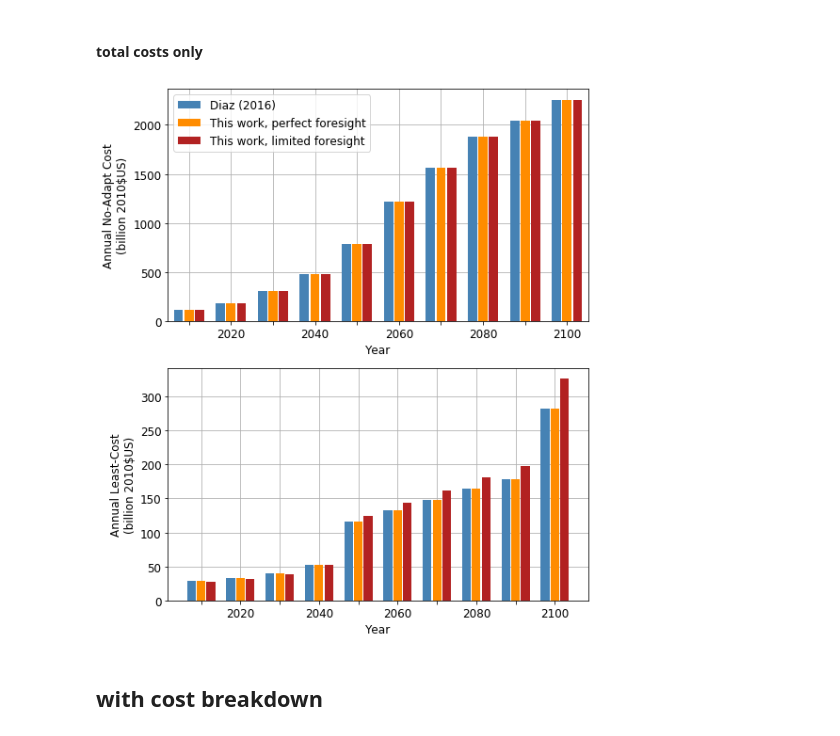
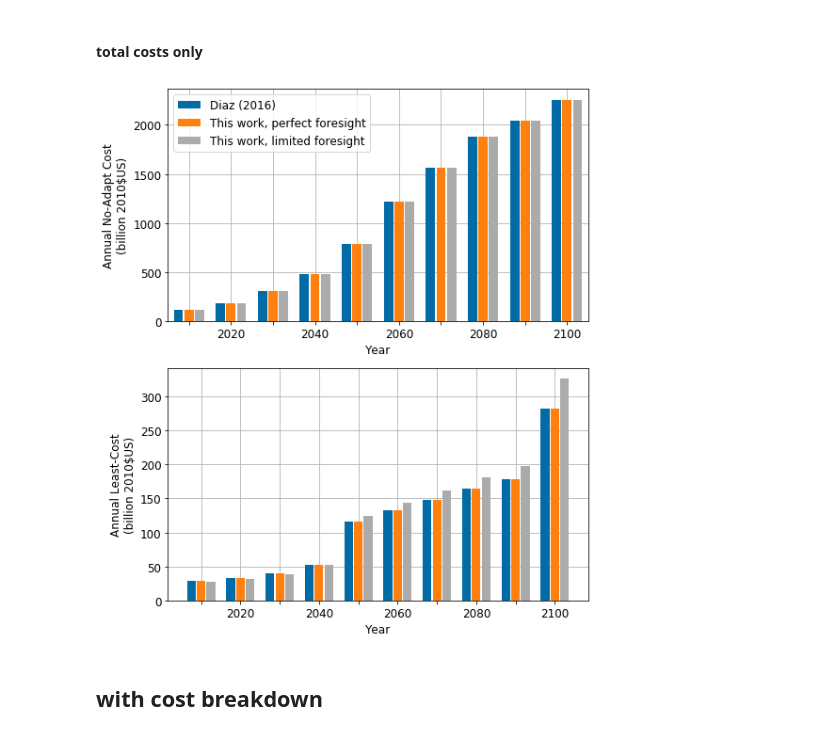
Before and after one commit to raddleverse/CIAM_uncertainty_propagation, a Jupyter notebook: work_baseline_comparisons/plotsAndAnalysis_baselineComparisons.ipynb, the cells around one changed output. Drawn from its saved outputs; the diff is of its cells as text; code cells hidden in the pictures.

```diff
--- a/work_baseline_comparisons/plotsAndAnalysis_baselineComparisons.ipynb
+++ b/work_baseline_comparisons/plotsAndAnalysis_baselineComparisons.ipynb
@@ -8,3 +10,5 @@ import matplotlib.pyplot as plt
+# %%
+plt.style.use('tableau-colorblind10')
 # %% [markdown]
 Set `projdir` on your system, then everything else is defined relative to that. `pwd` will just give the directory that this Jupyter notebook is housed in.
 # %%
@@ -526,26 +530,26 @@ ax[1].set_xlabel("Year", fontsize=12); ax[1].set_ylabel("Annual Least-Cost\n(bil
 # %%
 sep = 2.5
 wid = 2.2
 
 fig,ax = plt.subplots(nrows=2, ncols=1, figsize=(8,10))
-ax[0].bar(x=dfDiaz.time-sep, height=dfDiaz.NoAdapt, width=wid, color="steelblue", label="Diaz (2016)")
-ax[0].bar(x=dfNew0.year, height=dfNew0.NoAdapt, width=wid, color="darkorange", label="This work, perfect foresight")
-ax[0].bar(x=dfNew1.year+sep, height=dfNew1.NoAdapt, width=wid, color="firebrick", label="This work, limited foresight")
+ax[0].bar(x=dfDiaz.time-sep, height=dfDiaz.NoAdapt, width=wid, color="C0", label="Diaz (2016)")
+ax[0].bar(x=dfNew0.year, height=dfNew0.NoAdapt, width=wid, color="C1", label="This work, perfect foresight")
+ax[0].bar(x=dfNew1.year+sep, height=dfNew1.NoAdapt, width=wid, color="C2", label="This work, limited foresight")
 ax[0].grid(); ax[0].set_axisbelow(True); ax[0].set_xlim([2005,2105])
 yticks = [0,500,1000,1500,2000]; ax[0].set_yticks(yticks); ax[0].set_yticklabels(yticks, fontsize=12)
 ax[0].set_xticks(range(2010,2110,10)); ax[0].set_xticklabels(["",2020,"",2040,"",2060,"",2080,"",2100], fontsize=12)
 ax[0].set_xlabel("Year", fontsize=12); ax[0].set_ylabel("Annual No-Adapt Cost\n(billion 2010$US)", fontsize=12)
 ax[0].legend(fontsize=12)
-ax[1].bar(x=dfDiaz.time-sep, height=dfDiaz.Optimal, width=wid, color="steelblue", label="Diaz (2016)")
-ax[1].bar(x=dfNew0.year, height=dfNew0.Optimal, width=wid, color="darkorange", label="This work")
-ax[1].bar(x=dfNew1.year+sep, height=dfNew1.Optimal, width=wid, color="firebrick", label="This work, limited foresight")
+ax[1].bar(x=dfDiaz.time-sep, height=dfDiaz.Optimal, width=wid, color="C0", label="Diaz (2016)")
+ax[1].bar(x=dfNew0.year, height=dfNew0.Optimal, width=wid, color="C1", label="This work")
+ax[1].bar(x=dfNew1.year+sep, height=dfNew1.Optimal, width=wid, color="C2", label="This work, limited foresight")
 ax[1].grid(); ax[1].set_axisbelow(True); ax[0].set_xlim([2005,2105])
 yticks = [0,50,100,150,200,250,300]; ax[1].set_yticks(yticks); ax[1].set_yticklabels(yticks, fontsize=12)
 ax[1].set_xticks(range(2010,2110,10)); ax[1].set_xticklabels(["",2020,"",2040,"",2060,"",2080,"",2100], fontsize=12)
 ax[1].set_xlabel("Year", fontsize=12); ax[1].set_ylabel("Annual Least-Cost\n(billion 2010$US)", fontsize=12);
 #fig.savefig(plotdir+"/baseline_comparison_rcp85.pdf", bbox_inches='tight');
 # %% [output]
-[figure, old version]
+[figure, new version]
 # %% [markdown]
 ## with cost breakdown
 # %% [markdown]
```
Also changed, not shown: parts of 7 cells of this notebook, 1 other file.
